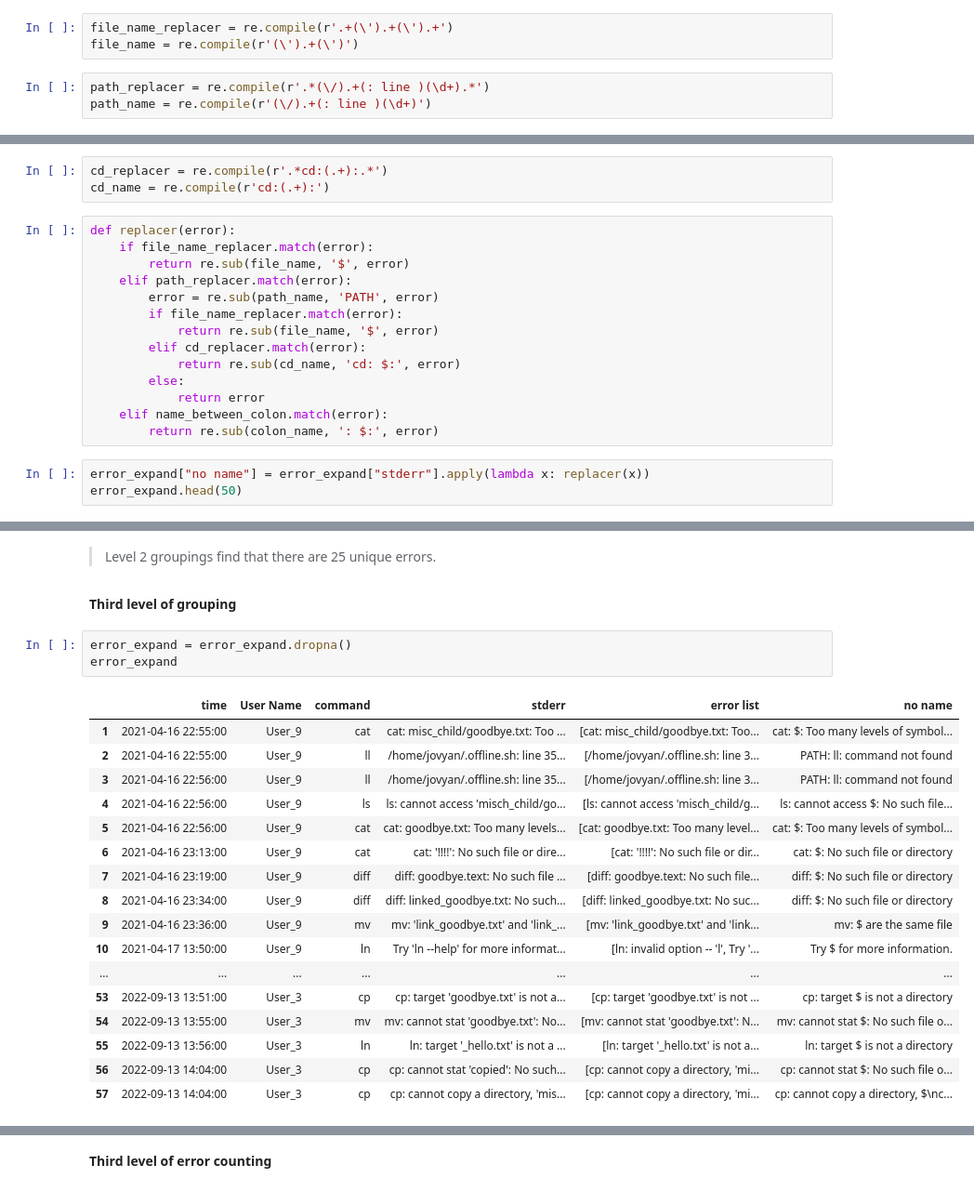
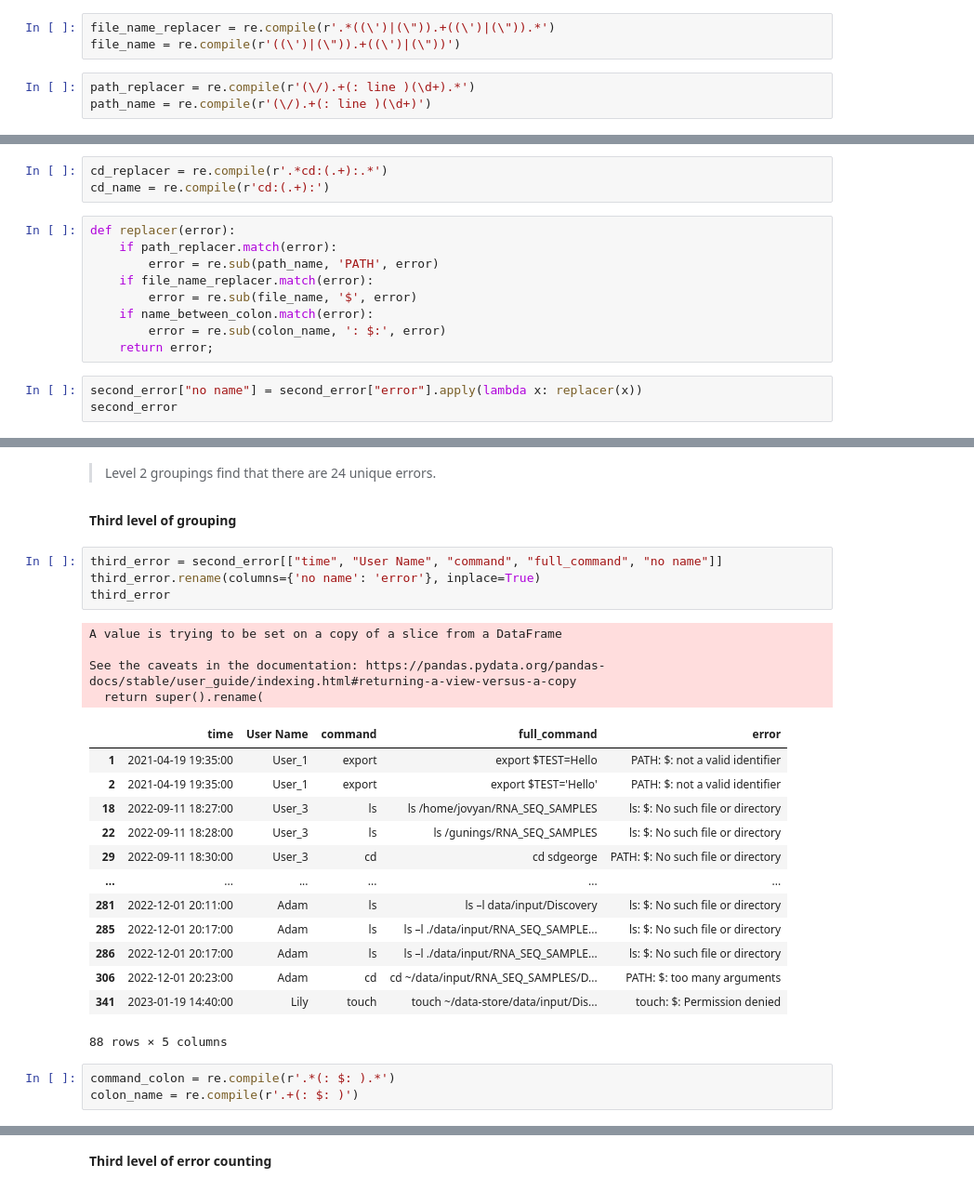
Before and after one commit to GuningShen/error-suggestion, a Jupyter notebook: Error_Analyzer.ipynb, the cells around one changed output, grey strips where cells are left out. Shown at 93% size. Cells and saved outputs as stored; diff of their text form.

```diff
--- a/Error_Analyzer.ipynb
+++ b/Error_Analyzer.ipynb
@@ -450,10 +490,10 @@ print(unique_error_total)
 # %% [markdown]
 replace file names and directory names with $
 # %%
-file_name_replacer = re.compile(r'.+(\').+(\').+')
-file_name = re.compile(r'(\').+(\')')
+file_name_replacer = re.compile(r'.*((\')|(\")).+((\')|(\")).*')
+file_name = re.compile(r'((\')|(\")).+((\')|(\"))')
 # %%
-path_replacer = re.compile(r'.*(\/).+(: line )(\d+).*')
+path_replacer = re.compile(r'(\/).+(: line )(\d+).*')
 path_name = re.compile(r'(\/).+(: line )(\d+)')
 # %%
 name_between_colon = re.compile(r'.+(:).+(:).+')
@@ -463,19 +503,14 @@ cd_replacer = re.compile(r'.*cd:(.+):.*')
 cd_name = re.compile(r'cd:(.+):')
 # %%
 def replacer(error):
+    if path_replacer.match(error):
+        error = re.sub(path_name, 'PATH', error)
     if file_name_replacer.match(error):
-        return re.sub(file_name, '$', error)
-    elif path_replacer.match(error):
-        error = re.sub(path_name, 'PATH', error)
-        if file_name_replacer.match(error):
-            return re.sub(file_name, '$', error)
-        elif cd_replacer.match(error):
-            return re.sub(cd_name, 'cd: $:', error)
-        else:
-            return error
-    elif name_between_colon.match(error):
-        return re.sub(colon_name, ': $:', error)
+        error = re.sub(file_name, '$', error)
+    if name_between_colon.match(error):
+        error = re.sub(colon_name, ': $:', error)
+    return error;
 # %%
-error_expand["no name"] = error_expand["stderr"].apply(lambda x: replacer(x))
-error_expand.head(50)
+second_error["no name"] = second_error["error"].apply(lambda x: replacer(x))
+second_error
 # %% [output]
@@ -523,26 +554,30 @@ Try $ for more information.
 Name: no name, dtype: int64
 # %% [markdown]
-> Level 2 groupings find that there are 25 unique errors.
+> Level 2 groupings find that there are 24 unique errors.
 # %% [markdown]
 **Third level of grouping**
 # %%
-error_expand = error_expand.dropna()
-error_expand
+third_error = second_error[["time", "User Name", "command", "full_command", "no name"]]
+third_error.rename(columns={'no name': 'error'}, inplace=True)
+third_error
 # %% [output]
+A value is trying to be set on a copy of a slice from a DataFrame
+
+See the caveats in the documentation: https://pandas.pydata.org/pandas-docs/stable/user_guide/indexing.html#returning-a-view-versus-a-copy
+  return super().rename(
-|  | time | User Name | command | stderr | error list | no name |
-| 1 | 2021-04-16 22:55:00 | User_9 | cat | cat: misc_child/goodbye.txt: Too ... | [cat: misc_child/goodbye.txt: Too... | cat: $: Too many levels of symbol... |
-| 2 | 2021-04-16 22:55:00 | User_9 | ll | /home/jovyan/.offline.sh: line 35... | [/home/jovyan/.offline.sh: line 3... | PATH: ll: command not found |
-| 3 | 2021-04-16 22:56:00 | User_9 | ll | /home/jovyan/.offline.sh: line 35... | [/home/jovyan/.offline.sh: line 3... | PATH: ll: command not found |
-| 4 | 2021-04-16 22:56:00 | User_9 | ls | ls: cannot access 'misch_child/go... | [ls: cannot access 'misch_child/g... | ls: cannot access $: No such file... |
-| 5 | 2021-04-16 22:56:00 | User_9 | cat | cat: goodbye.txt: Too many levels... | [cat: goodbye.txt: Too many level... | cat: $: Too many levels of symbol... |
-| 6 | 2021-04-16 23:13:00 | User_9 | cat | cat: '!!!!': No such file or dire... | [cat: '!!!!': No such file or dir... | cat: $: No such file or directory |
-| 7 | 2021-04-16 23:19:00 | User_9 | diff | diff: goodbye.text: No such file ... | [diff: goodbye.text: No such file... | diff: $: No such file or directory |
-| 8 | 2021-04-16 23:34:00 | User_9 | diff | diff: linked_goodbye.txt: No such... | [diff: linked_goodbye.txt: No suc... | diff: $: No such file or directory |
-| 9 | 2021-04-16 23:36:00 | User_9 | mv | mv: 'link_goodbye.txt' and 'link_... | [mv: 'link_goodbye.txt' and 'link... | mv: $ are the same file |
-| 10 | 2021-04-17 13:50:00 | User_9 | ln | Try 'ln --help' for more informat... | [ln: invalid option -- 'l', Try '... | Try $ for more information. |
-| ... | ... | ... | ... | ... | ... | ... |
-| 53 | 2022-09-13 13:51:00 | User_3 | cp | cp: target 'goodbye.txt' is not a... | [cp: target 'goodbye.txt' is not ... | cp: target $ is not a directory |
-| 54 | 2022-09-13 13:55:00 | User_3 | mv | mv: cannot stat 'goodbye.txt': No... | [mv: cannot stat 'goodbye.txt': N... | mv: cannot stat $: No such file o... |
-| 55 | 2022-09-13 13:56:00 | User_3 | ln | ln: target '_hello.txt' is not a ... | [ln: target '_hello.txt' is not a... | ln: target $ is not a directory |
-| 56 | 2022-09-13 14:04:00 | User_3 | cp | cp: cannot stat 'copied': No such... | [cp: cannot copy a directory, 'mi... | cp: cannot stat $: No such file o... |
-| 57 | 2022-09-13 14:04:00 | User_3 | cp | cp: cannot copy a directory, 'mis... | [cp: cannot copy a directory, 'mi... | cp: cannot copy a directory, $\nc... |
+|  | time | User Name | command | full_command | error |
+| 1 | 2021-04-19 19:35:00 | User_1 | export | export $TEST=Hello | PATH: $: not a valid identifier |
+| 2 | 2021-04-19 19:35:00 | User_1 | export | export $TEST='Hello' | PATH: $: not a valid identifier |
+| 18 | 2022-09-11 18:27:00 | User_3 | ls | ls /home/jovyan/RNA_SEQ_SAMPLES | ls: $: No such file or directory |
+| 22 | 2022-09-11 18:28:00 | User_3 | ls | ls /gunings/RNA_SEQ_SAMPLES | ls: $: No such file or directory |
+| 29 | 2022-09-11 18:30:00 | User_3 | cd | cd sdgeorge | PATH: $: No such file or directory |
+| ... | ... | ... | ... | ... | ... |
+| 281 | 2022-12-01 20:11:00 | Adam | ls | ls –l data/input/Discovery | ls: $: No such file or directory |
+| 285 | 2022-12-01 20:17:00 | Adam | ls | ls –l ./data/input/RNA_SEQ_SAMPLE... | ls: $: No such file or directory |
+| 286 | 2022-12-01 20:17:00 | Adam | ls | ls –l ./data/input/RNA_SEQ_SAMPLE... | ls: $: No such file or directory |
+| 306 | 2022-12-01 20:23:00 | Adam | cd | cd ~/data/input/RNA_SEQ_SAMPLES/D... | PATH: $: too many arguments |
+| 341 | 2023-01-19 14:40:00 | Lily | touch | touch ~/data-store/data/input/Dis... | touch: $: Permission denied |
+88 rows × 5 columns
+# %%
+command_colon = re.compile(r'.*(: $: ).*')
+colon_name = re.compile(r'.+(: $: )')
```
Also changed, not shown: parts of 49 cells of this notebook, 8 other files.
